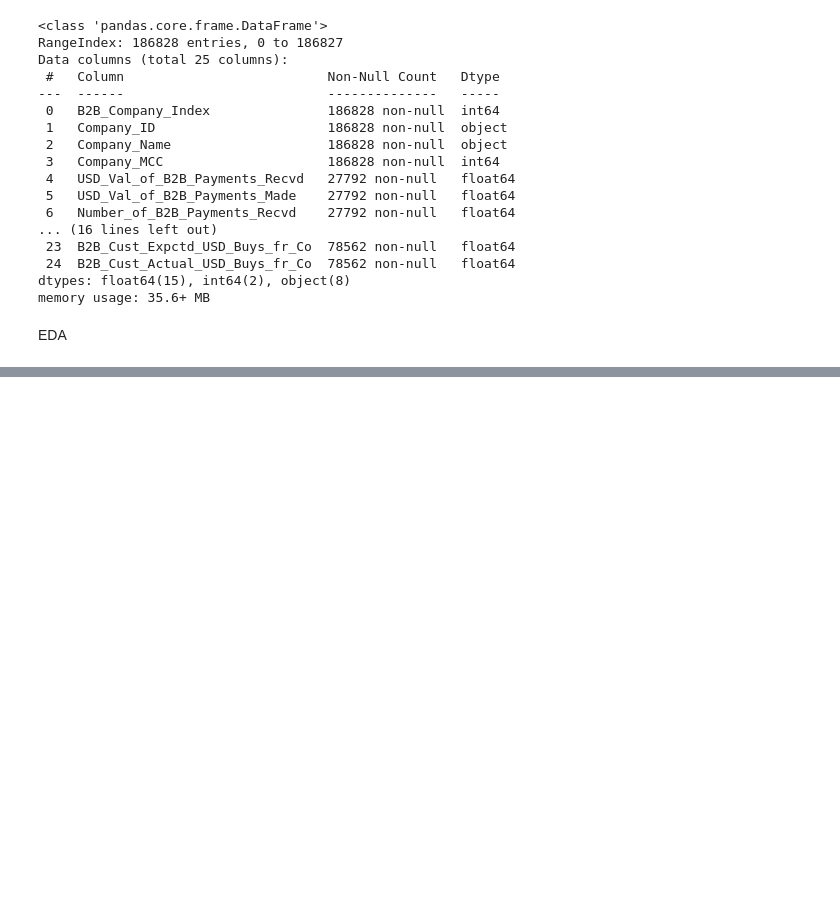
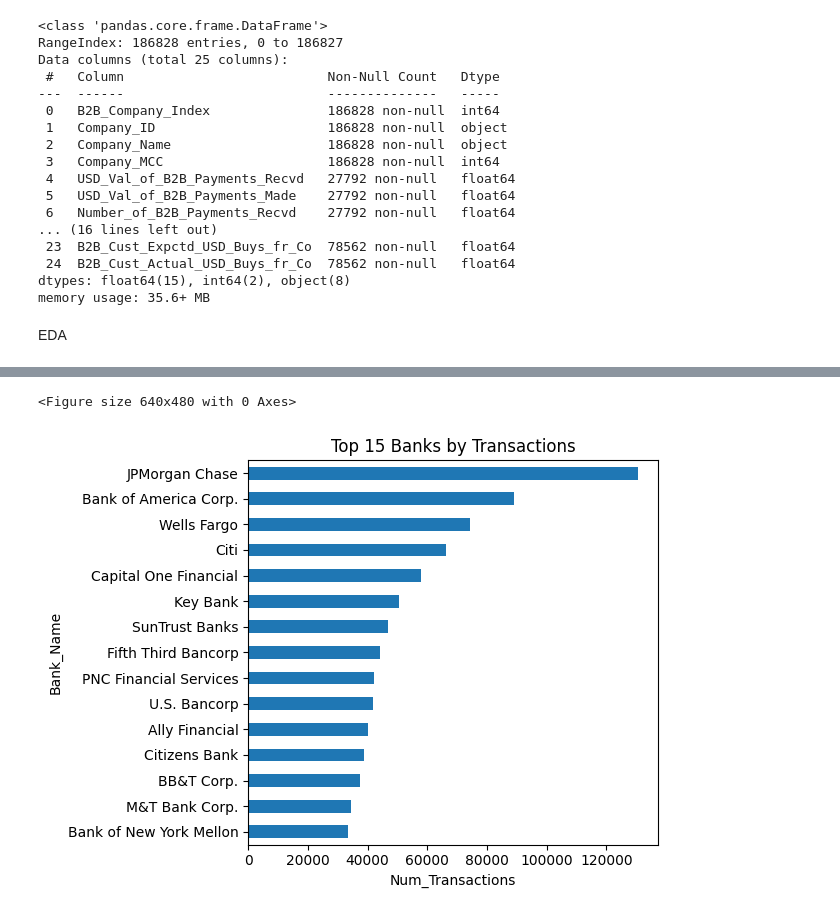
Before and after one commit to thomas-sutter/ai-aml-mvp2value, a Jupyter notebook: 1_exploratory_data_analysis.ipynb, the cells around one changed output, grey strips where cells are left out. Saved outputs shown, nothing was run; the diff lists cells and outputs as text; code cells hidden in the pictures; blank space fills up the shorter version.

```diff
--- a/1_exploratory_data_analysis.ipynb
+++ b/1_exploratory_data_analysis.ipynb
@@ -373,0 +454,11 @@ EDA
+# %%
+top15 = banks.nlargest(15, "Num_Transactions")[["Bank_Name","Num_Transactions"]].set_index("Bank_Name")
+plt.figure()
+top15.iloc[::-1].plot(kind="barh", legend=False)  # pandas->matplotlib
+plt.title("Top 15 Banks by Transactions")
+plt.xlabel("Num_Transactions")
+plt.tight_layout()
+plt.show()
+# %% [output]
+<Figure size 640x480 with 0 Axes>
+[figure, added]
```
Also changed, not shown: parts of 36 cells of this notebook.
